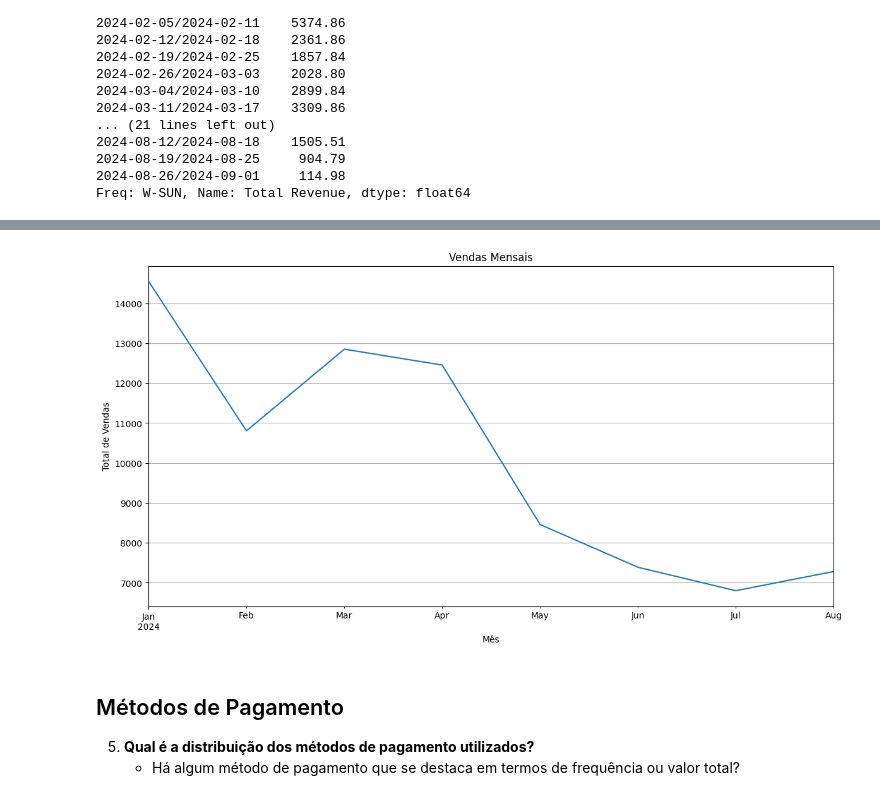
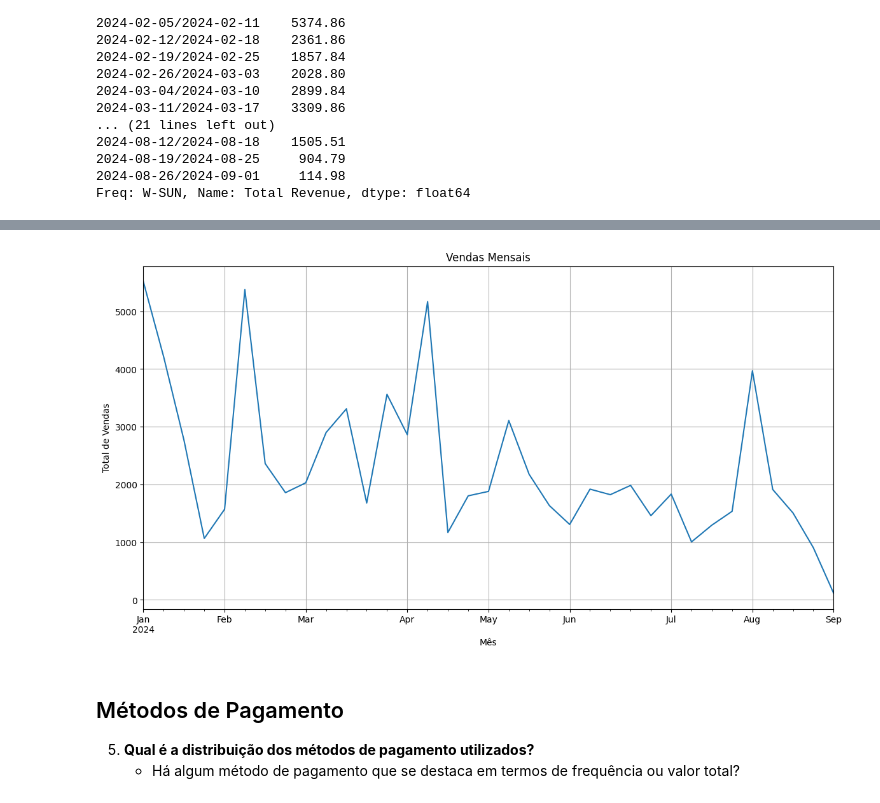
Before and after one commit to tadokatocommm/sales_data, a Jupyter notebook: script2.ipynb, the cells around one changed output, grey strips where cells are left out. Saved outputs shown, nothing was run; the diff lists cells and outputs as text; code cells hidden in the pictures.

```diff
--- a/script2.ipynb
+++ b/script2.ipynb
@@ -310,13 +165,13 @@ picos_vendas_df.head(15)
 # %%
 plt.figure(figsize=(14, 7))
-vendas_mensais.plot()
+vendas_semanais.plot()
 plt.title('Vendas Mensais')
 plt.xlabel('Mês')
 plt.ylabel('Total de Vendas')
 plt.grid(True)
 plt.show()
 # %% [output]
-[figure, old version]
+[figure, new version]
 # %% [markdown]
 ## Métodos de Pagamento
 5. **Qual é a distribuição dos métodos de pagamento utilizados?**
```
Also changed, not shown: parts of 32 cells of this notebook, 2 other files.
